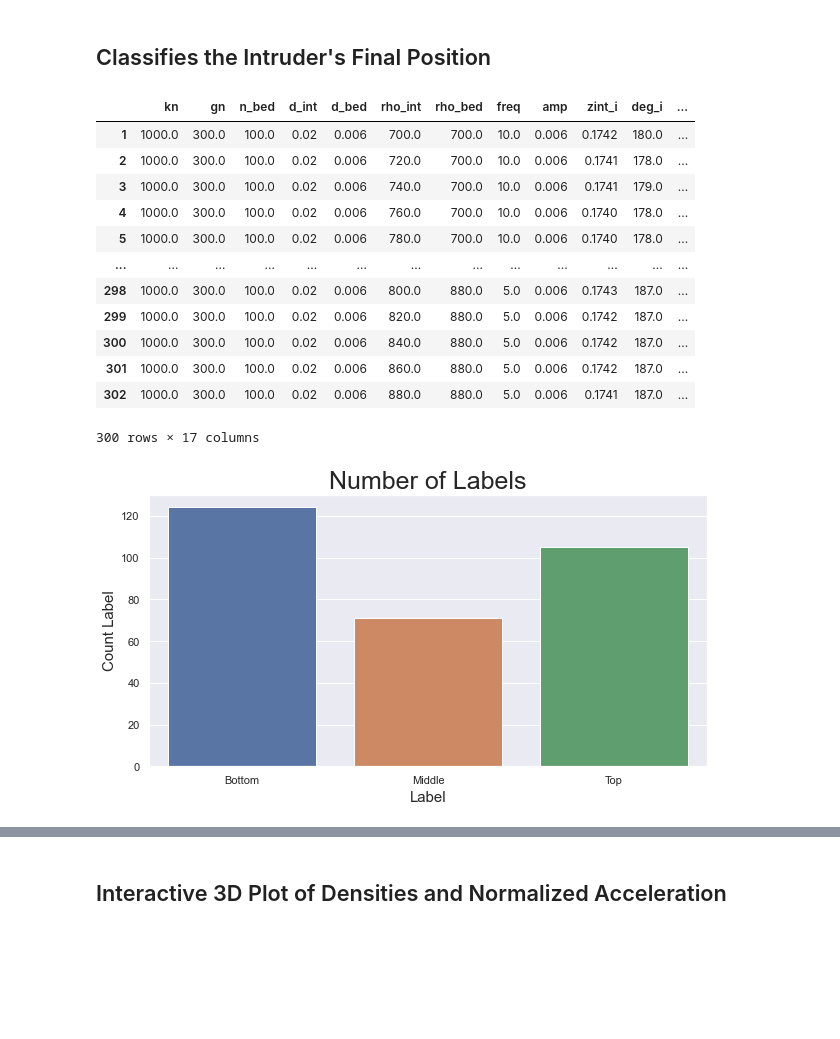
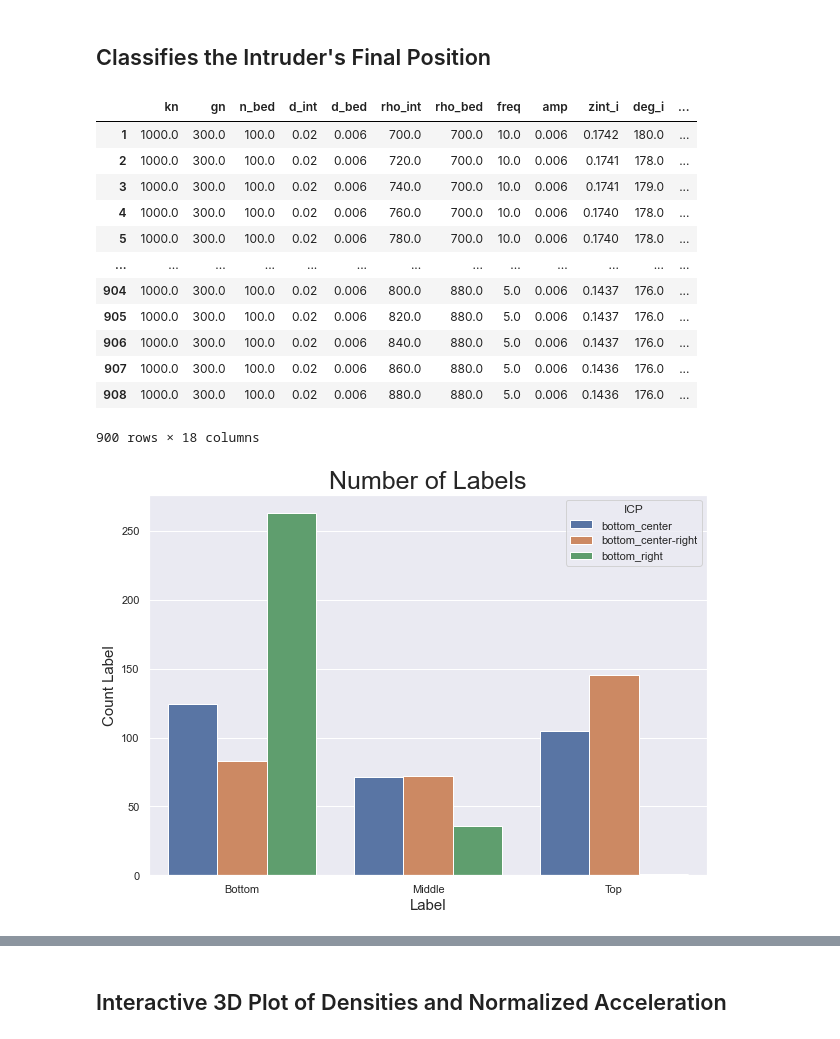
Before and after one commit to miqbalrp/ML_bne, a Jupyter notebook: notebook/vis and prep.ipynb, the cells around one changed output, grey strips where cells are left out. Drawn from its saved outputs; the diff is of its cells as text; code cells hidden in the pictures; blank space fills up the shorter version.

```diff
--- a/notebook/vis and prep.ipynb
+++ b/notebook/vis and prep.ipynb
@@ -11,13 +11,17 @@ sns.set()
 ## Import Data
 # %%
 data_dir = r'..\data\raw\\'
-csv_files = glob.glob(os.path.join(data_dir, "raw*.csv"))
 
 df = pd.DataFrame()
-for f in csv_files:
-    # read the csv file
-    df = pd.concat([df,pd.read_csv(f)],axis=0)
-    print(f)
+initial_pos = []
+
+for path, subdir, files in os.walk(data_dir):
+    for file in glob.glob(os.path.join(path, "*.csv")):
+        df_new = pd.read_csv(file)
+        df_new['ICP'] = path.split("\\")[-1]
+        df = pd.concat([df,df_new],axis=0)
+        print(file)
+
 df = df.reset_index(inplace=False)
 df
 # %% [output]
@@ -104,23 +133,24 @@ df
 | 4 | 1000.0 | 300.0 | 100.0 | 0.02 | 0.006 | 760.0 | 700.0 | 10.0 | 0.006 | 0.1740 | 178.0 | ... |
 | 5 | 1000.0 | 300.0 | 100.0 | 0.02 | 0.006 | 780.0 | 700.0 | 10.0 | 0.006 | 0.1740 | 178.0 | ... |
 | ... | ... | ... | ... | ... | ... | ... | ... | ... | ... | ... | ... | ... |
-| 298 | 1000.0 | 300.0 | 100.0 | 0.02 | 0.006 | 800.0 | 880.0 | 5.0 | 0.006 | 0.1743 | 187.0 | ... |
-| 299 | 1000.0 | 300.0 | 100.0 | 0.02 | 0.006 | 820.0 | 880.0 | 5.0 | 0.006 | 0.1742 | 187.0 | ... |
-| 300 | 1000.0 | 300.0 | 100.0 | 0.02 | 0.006 | 840.0 | 880.0 | 5.0 | 0.006 | 0.1742 | 187.0 | ... |
-| 301 | 1000.0 | 300.0 | 100.0 | 0.02 | 0.006 | 860.0 | 880.0 | 5.0 | 0.006 | 0.1742 | 187.0 | ... |
-| 302 | 1000.0 | 300.0 | 100.0 | 0.02 | 0.006 | 880.0 | 880.0 | 5.0 | 0.006 | 0.1741 | 187.0 | ... |
+| 904 | 1000.0 | 300.0 | 100.0 | 0.02 | 0.006 | 800.0 | 880.0 | 5.0 | 0.006 | 0.1437 | 176.0 | ... |
+| 905 | 1000.0 | 300.0 | 100.0 | 0.02 | 0.006 | 820.0 | 880.0 | 5.0 | 0.006 | 0.1437 | 176.0 | ... |
+| 906 | 1000.0 | 300.0 | 100.0 | 0.02 | 0.006 | 840.0 | 880.0 | 5.0 | 0.006 | 0.1437 | 176.0 | ... |
+| 907 | 1000.0 | 300.0 | 100.0 | 0.02 | 0.006 | 860.0 | 880.0 | 5.0 | 0.006 | 0.1436 | 176.0 | ... |
+| 908 | 1000.0 | 300.0 | 100.0 | 0.02 | 0.006 | 880.0 | 880.0 | 5.0 | 0.006 | 0.1436 | 176.0 | ... |
-300 rows × 17 columns
+900 rows × 18 columns
 # %%
 fig_dir = r'..\result\figure\\'
 fig_title = 'Number of Labels'
 
-plt.figure(figsize=(10,5))
-sns.countplot(data=df, x='Label')
+plt.figure(figsize=(10,7))
+sns.countplot(data=df, x='Label', hue='ICP')
+
 plt.title(fig_title, fontsize=25)
 plt.xlabel('Label', fontsize=15)
 plt.ylabel('Count Label', fontsize=15)
 plt.savefig(fig_dir+fig_title+'.png', dpi=300, bbox_inches='tight', facecolor='w')
 plt.show()
 plt.close()
 # %% [output]
-[figure, old version]
+[figure, new version]
```
Also changed, not shown: parts of 14 cells of this notebook, 37 other files.
